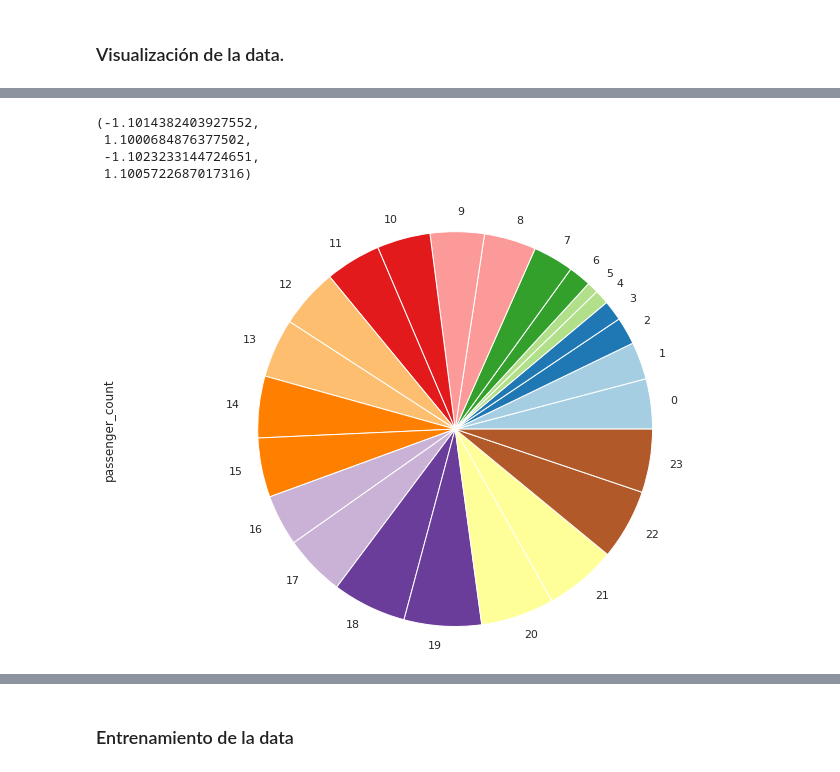
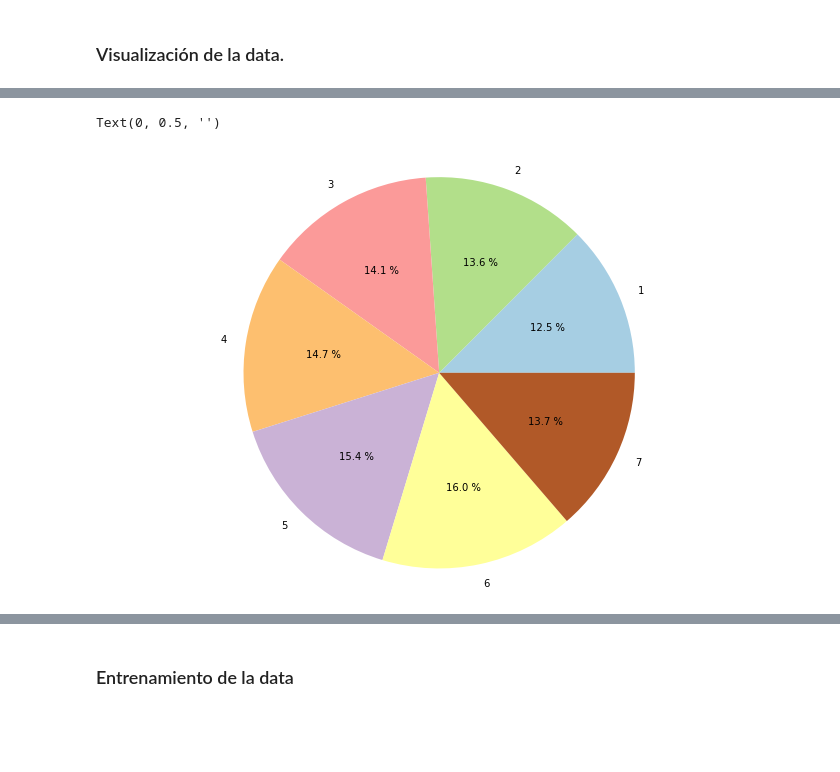
Before and after one commit to kx22peralta/IA---Pr-ctica-Calificada-2, a Jupyter notebook: Predicción de tarifas de taxis.ipynb, the cells around one changed output, grey strips where cells are left out. Saved outputs shown, nothing was run; the diff lists cells and outputs as text; code cells hidden in the pictures; blank space fills up the shorter version.

```diff
--- a/Predicción de tarifas de taxis.ipynb
+++ b/Predicción de tarifas de taxis.ipynb
@@ -593,10 +585,7 @@ time: 419 ms (started: 2021-06-13 17:05:32 -05:00)
 # %%
-#como se reparten los pasajeros en funcion de la hora
-pandasData.passenger_count.groupby(pandasData.hora).sum().plot(kind='pie',cmap='Paired',figsize=(12,8))
+pandasData.passenger_count.groupby(pandasData.dia_semana).sum().plot(kind='pie',cmap='Paired',figsize=(12,8),autopct="%0.1f %%")
 plt.axis('equal')
+plt.ylabel('')
 # %% [output]
-(-1.1014382403927552,
- 1.1000684876377502,
- -1.1023233144724651,
- 1.1005722687017316)
+Text(0, 0.5, '')
-[figure, old version]
+[figure, new version]
```
Also changed, not shown: parts of 56 cells of this notebook.
